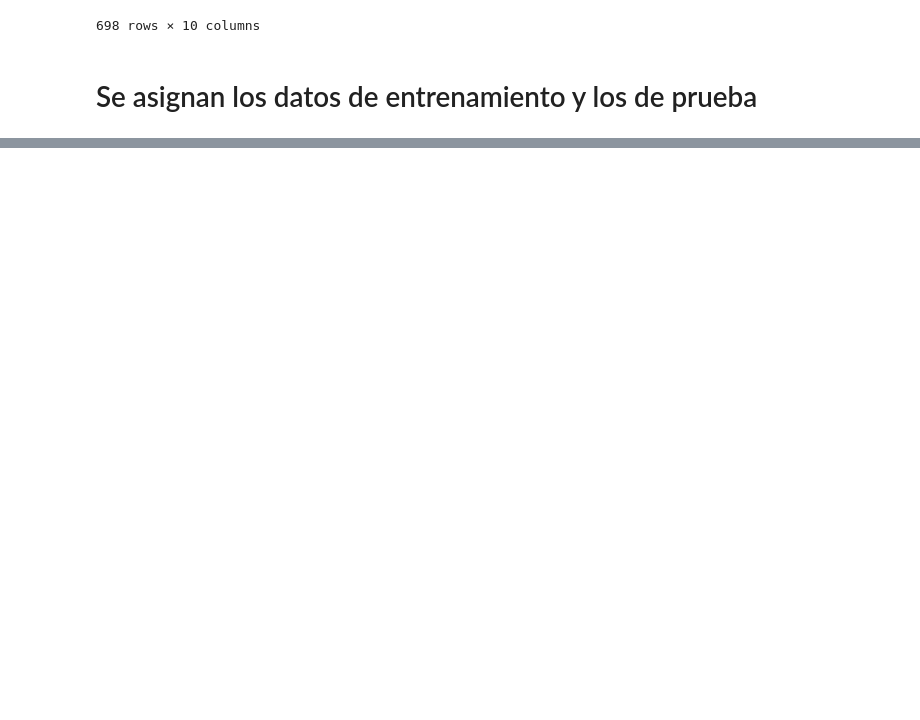
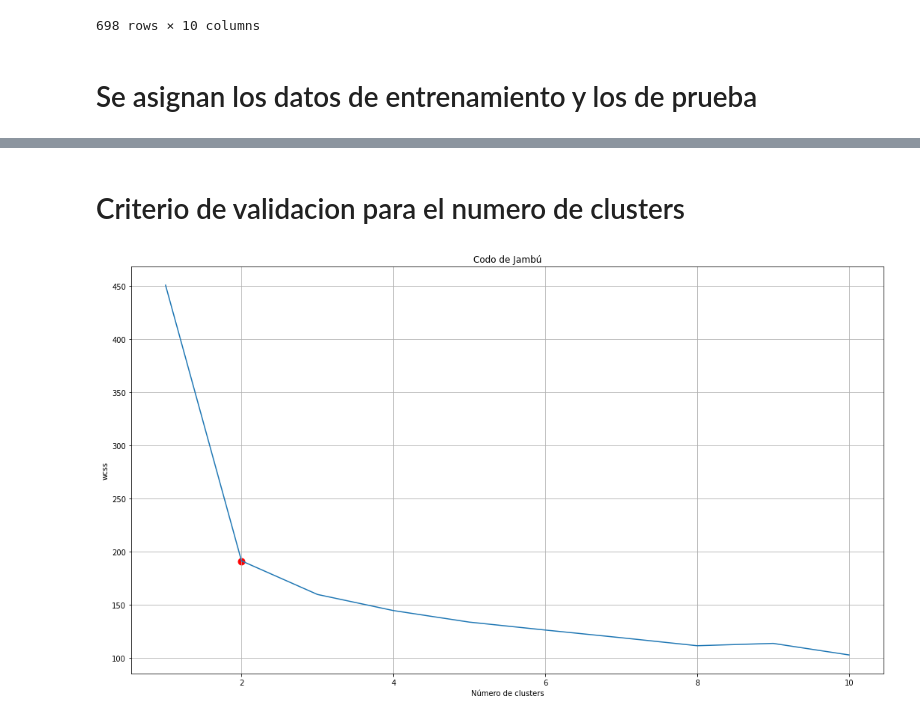
Before and after one commit to nandrom/senalesIII, a Jupyter notebook: Proyecto_final.ipynb, the cells around one changed output, grey strips where cells are left out. Drawn from its saved outputs; the diff is of its cells as text; code cells hidden in the pictures; blank space fills up the shorter version.

```diff
--- a/Proyecto_final.ipynb
+++ b/Proyecto_final.ipynb
@@ -305,0 +299,13 @@ plt.grid()
+# %% [markdown]
+# Criterio de validacion para el numero de clusters
+# %%
+plt.figure(figsize=(18,10))
+plt.plot(range(1, kmax), wcss)                                    # grafica del criterio para seleccionar la cantidad de clusters mas optima (wcss =  funcion de optimizacion)
+plt.scatter(x=2,y=191,color='red',s=80)
+plt.title("Codo de Jambú")
+plt.xlabel("Número de clusters")
+plt.ylabel("wcss")
+plt.grid()
+plt.show()
+# %% [output]
+[figure, added]
```
Also changed, not shown: parts of 8 cells of this notebook.
